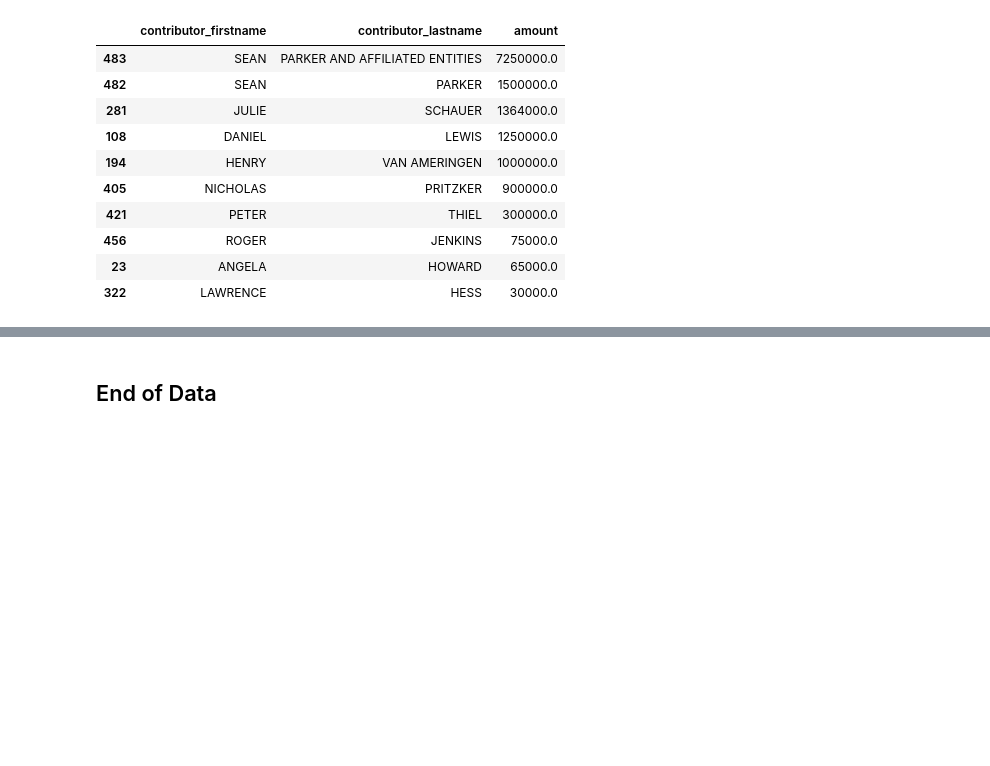
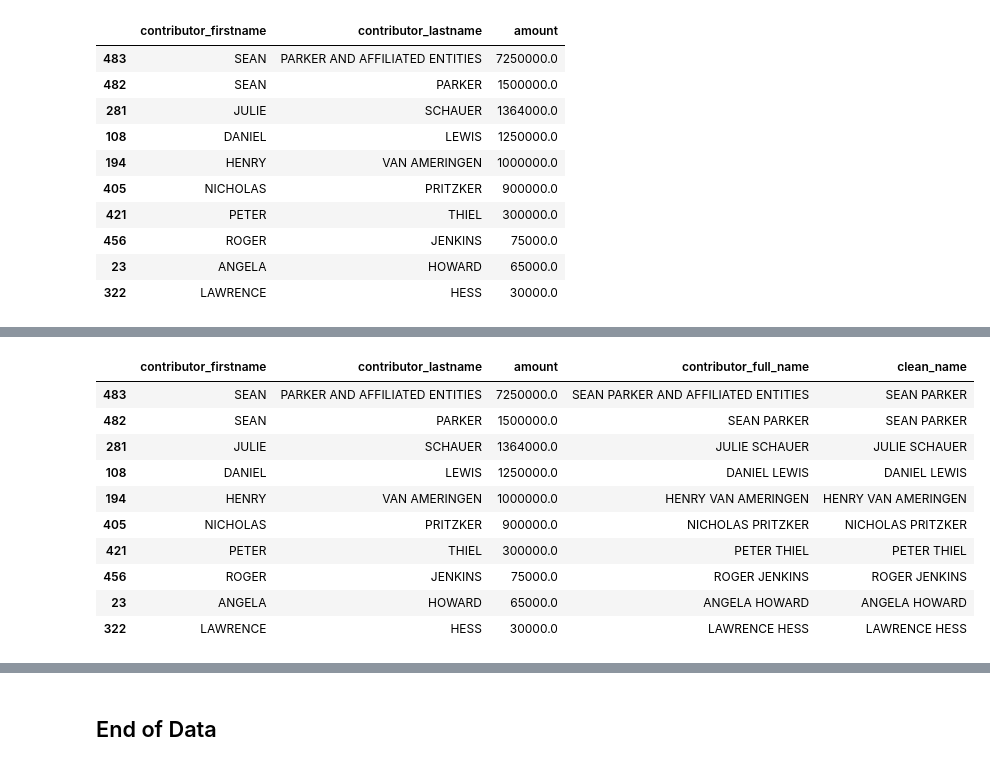
Before and after one commit to twhliebr/Notebook_test, a Jupyter notebook: Data_LAtimes_prop64_analysis.ipynb, the cells around one changed output, grey strips where cells are left out. Cells and saved outputs as stored; diff of their text form; code cells hidden in the pictures; blank space fills up the shorter version.

Commit message:
cleaning data

```diff
--- a/Data_LAtimes_prop64_analysis.ipynb
+++ b/Data_LAtimes_prop64_analysis.ipynb
@@ -353,3 +353,19 @@ plt.tight_layout()
 [interactive output not drawn]
 # %%
 #top_supporters.to_csv("top_supporters.csv")
+# %%
+top_supporters['contributor_full_name']=top_supporters['contributor_firstname']+' '+top_supporters['contributor_lastname']
+
+#text book version:
+#def combine_names(row):
+#    if row.contributor_full_name.startswith('SEAN PARKER'):
+#        return 'SEAN PARKER'
+#    return row.contributor_full_name
+
+def combine_names(row):
+    if row['contributor_full_name'].startswith('SEAN PARKER'):
+        return 'SEAN PARKER'
+    return row['contributor_full_name']
+
+top_sup_cleaned = top_supporters.apply(combine_names,axis=1)
+top_sup_cleaned
@@ -355,0 +384,15 @@ plt.tight_layout()
+# %%
+top_supporters['clean_name']=top_sup_cleaned
+top_supporters
+# %% [output]
+|  | contributor_firstname | contributor_lastname | amount | contributor_full_name | clean_name |
+| 483 | SEAN | PARKER AND AFFILIATED ENTITIES | 7250000.0 | SEAN PARKER AND AFFILIATED ENTITIES | SEAN PARKER |
+| 482 | SEAN | PARKER | 1500000.0 | SEAN PARKER | SEAN PARKER |
+| 281 | JULIE | SCHAUER | 1364000.0 | JULIE SCHAUER | JULIE SCHAUER |
+| 108 | DANIEL | LEWIS | 1250000.0 | DANIEL LEWIS | DANIEL LEWIS |
+| 194 | HENRY | VAN AMERINGEN | 1000000.0 | HENRY VAN AMERINGEN | HENRY VAN AMERINGEN |
+| 405 | NICHOLAS | PRITZKER | 900000.0 | NICHOLAS PRITZKER | NICHOLAS PRITZKER |
+| 421 | PETER | THIEL | 300000.0 | PETER THIEL | PETER THIEL |
+| 456 | ROGER | JENKINS | 75000.0 | ROGER JENKINS | ROGER JENKINS |
+| 23 | ANGELA | HOWARD | 65000.0 | ANGELA HOWARD | ANGELA HOWARD |
+| 322 | LAWRENCE | HESS | 30000.0 | LAWRENCE HESS | LAWRENCE HESS |
```
Also changed, not shown: parts of 2 cells of this notebook.
